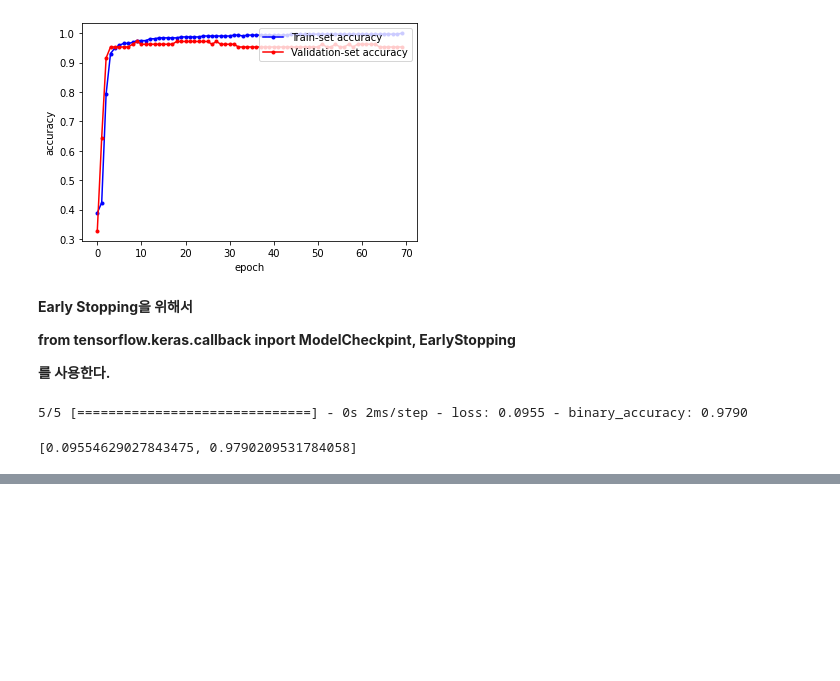
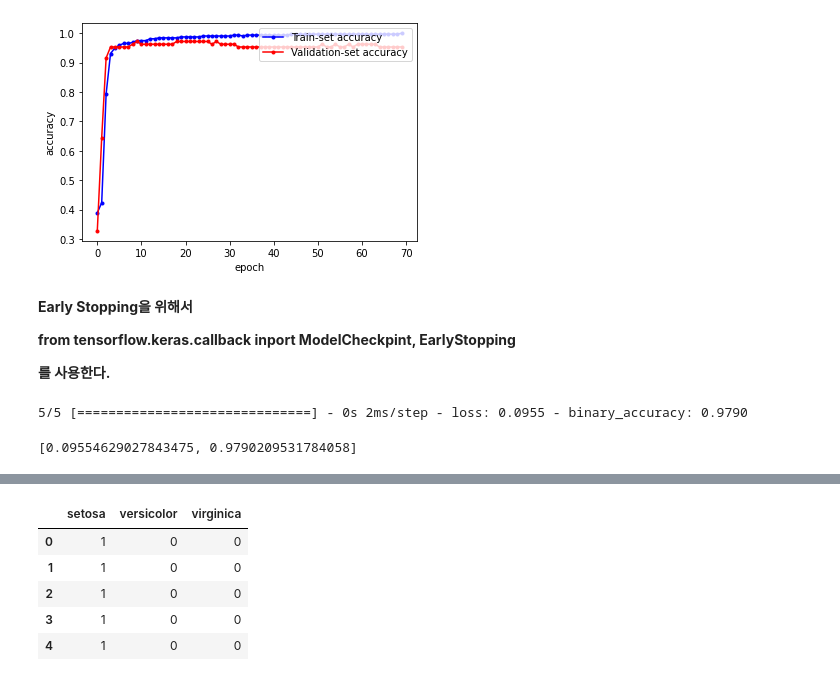
Before and after one commit to gundaminpde/2023-spring, a Jupyter notebook: 02_2_ANN.ipynb, the cells around one changed output, grey strips where cells are left out. Saved outputs shown, nothing was run; the diff lists cells and outputs as text; code cells hidden in the pictures; blank space fills up the shorter version.

```diff
--- a/02_2_ANN.ipynb
+++ b/02_2_ANN.ipynb
@@ -301,0 +337,13 @@ model.evaluate(X_test,y_test)
+# %%
+X_iris=df_iris.iloc[:,1:5]
+y_iris_string=df_iris.iloc[:,5]
+# %%
+y_iris= pd.get_dummies(y_iris_string)
+y_iris.head()
+# %% [output]
+|  | setosa | versicolor | virginica |
+| 0 | 1 | 0 | 0 |
+| 1 | 1 | 0 | 0 |
+| 2 | 1 | 0 | 0 |
+| 3 | 1 | 0 | 0 |
+| 4 | 1 | 0 | 0 |
```
Also changed, not shown: parts of 6 cells of this notebook.
